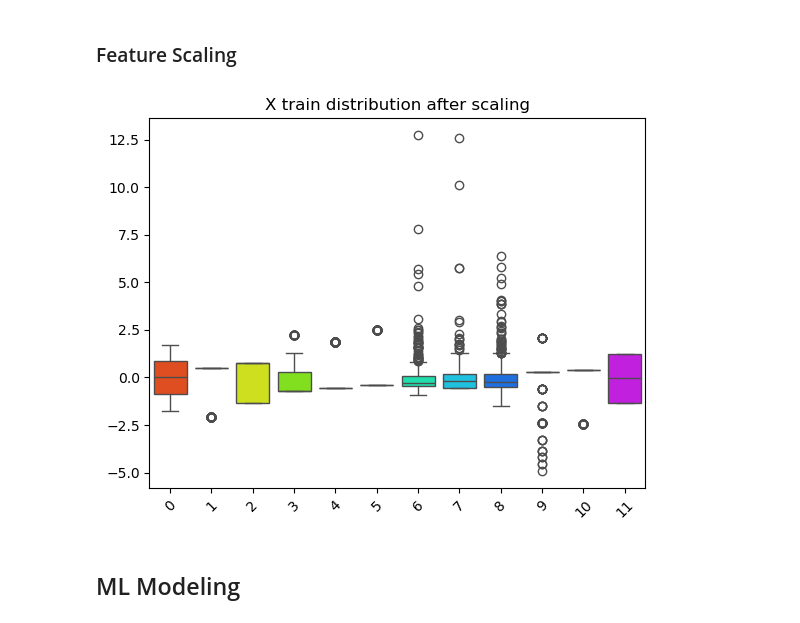
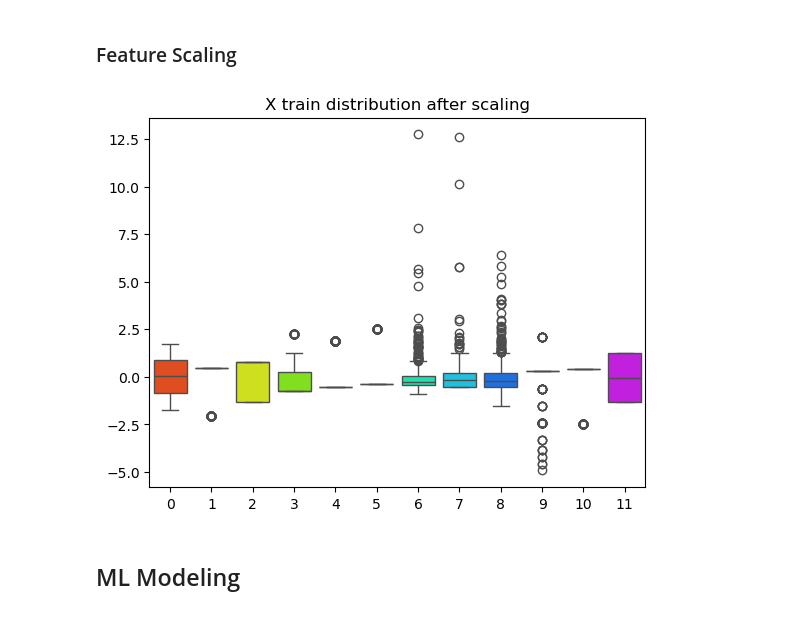
Before and after one commit to mjteran/loan_approval_ML, a Jupyter notebook: models/loan_approval_ML.ipynb, the cells around one changed output. Drawn from its saved outputs; the diff is of its cells as text; code cells hidden in the pictures.

```diff
--- a/models/loan_approval_ML.ipynb
+++ b/models/loan_approval_ML.ipynb
@@ -205,11 +182,11 @@ X_test = ss.transform(X_test)
 # %%
 # Visualize the box plot after scaling for each column
 sb.boxplot(data=X_train, palette='gist_rainbow')
 plt.title('X train distribution after scaling')
-plt.xticks(rotation=45)
+plt.xticks()
 plt.show()
 # %% [output]
-[figure, old version]
+[figure, new version]
 # %% [markdown]
 ## ML Modeling
 # %% [markdown]
```
Also changed, not shown: parts of 13 cells of this notebook.
